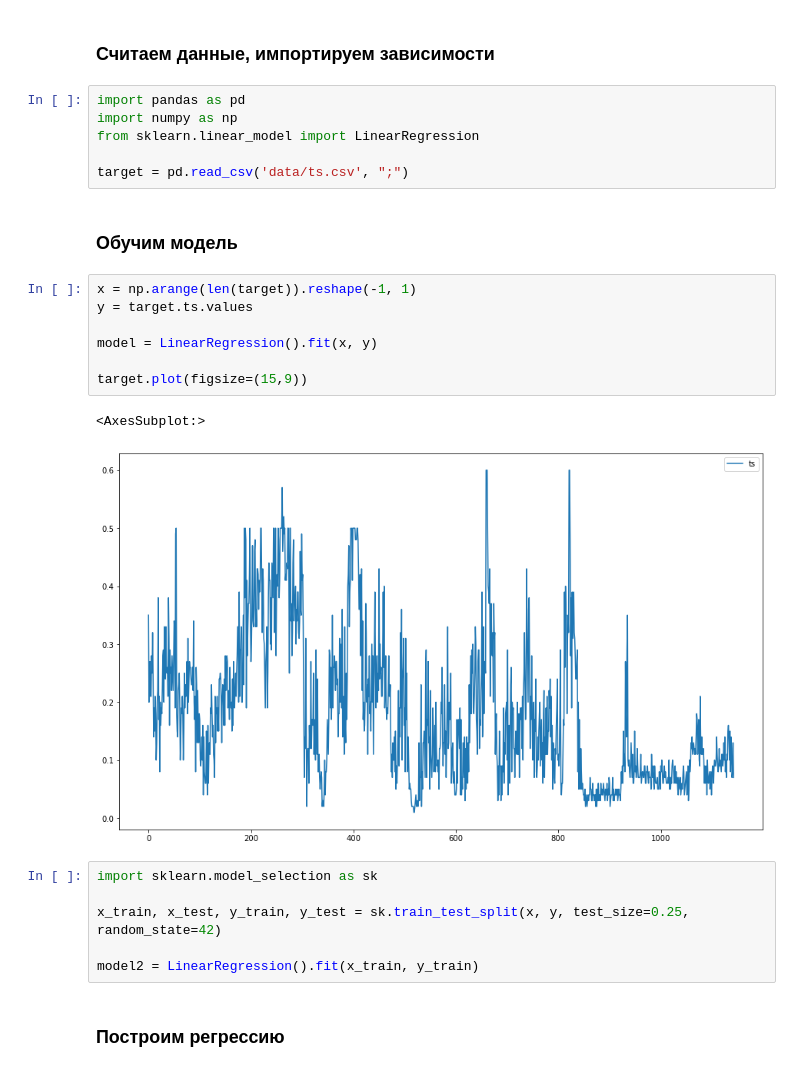
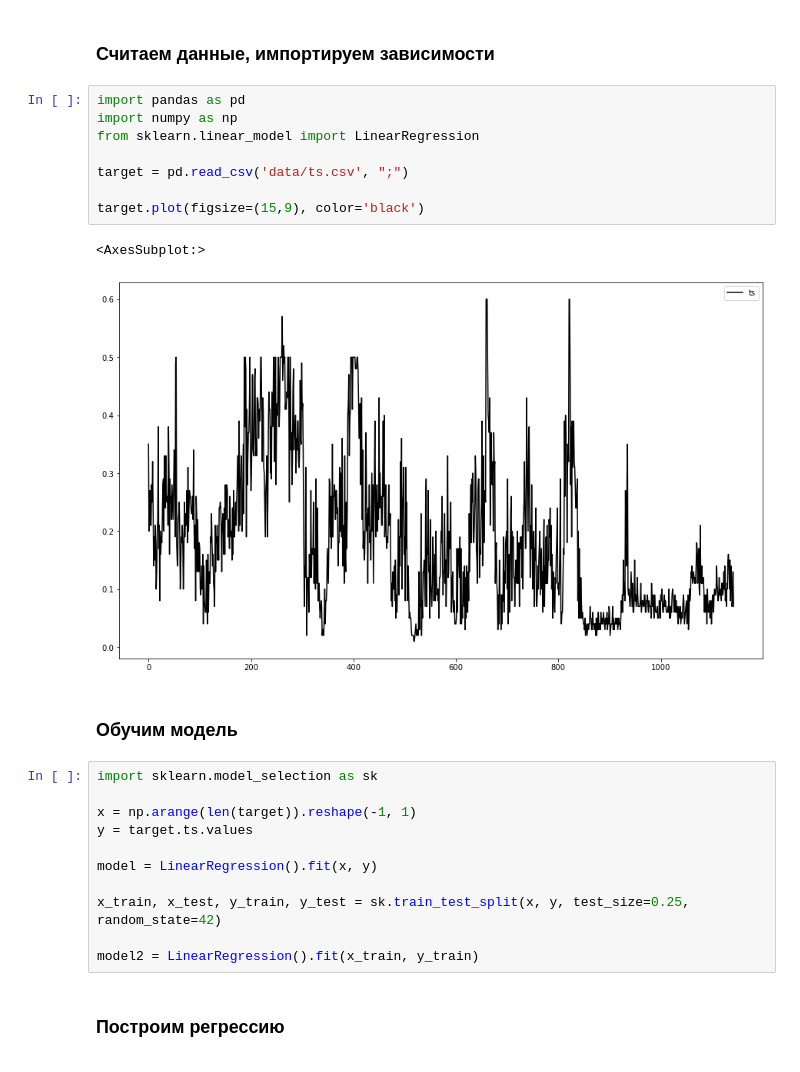
Before and after one commit to ssstoyanov-hse/statistical-analysis, a Jupyter notebook: HW8 /HW8 Stanislav Stoianov.ipynb, the cells around one changed output. Saved outputs shown, nothing was run; the diff lists cells and outputs as text.

```diff
--- a/HW8 /HW8 Stanislav Stoianov.ipynb
+++ b/HW8 /HW8 Stanislav Stoianov.ipynb
@@ -121,27 +123,27 @@ for column in df.columns:
 # %%
 import pandas as pd
 import numpy as np
 from sklearn.linear_model import LinearRegression
 
 target = pd.read_csv('data/ts.csv', ";")
+
+target.plot(figsize=(15,9), color='black')
+# %% [output]
+<AxesSubplot:>
+[figure, added]
 # %% [markdown]
 ### Обучим модель
 # %%
+import sklearn.model_selection as sk
+
 x = np.arange(len(target)).reshape(-1, 1)
 y = target.ts.values
 
 model = LinearRegression().fit(x, y)
 
-target.plot(figsize=(15,9))
+x_train, x_test, y_train, y_test = sk.train_test_split(x, y, test_size=0.25, random_state=42)
+
+model2 = LinearRegression().fit(x_train, y_train)
-# %% [output]
-<AxesSubplot:>
-[figure, removed]
-# %%
-import sklearn.model_selection as sk
-
-x_train, x_test, y_train, y_test = sk.train_test_split(x, y, test_size=0.25, random_state=42)
-
-model2 = LinearRegression().fit(x_train, y_train)
 # %% [markdown]
 ### Построим регрессию
 # %%
```
Also changed, not shown: parts of 1 cell of this notebook.
